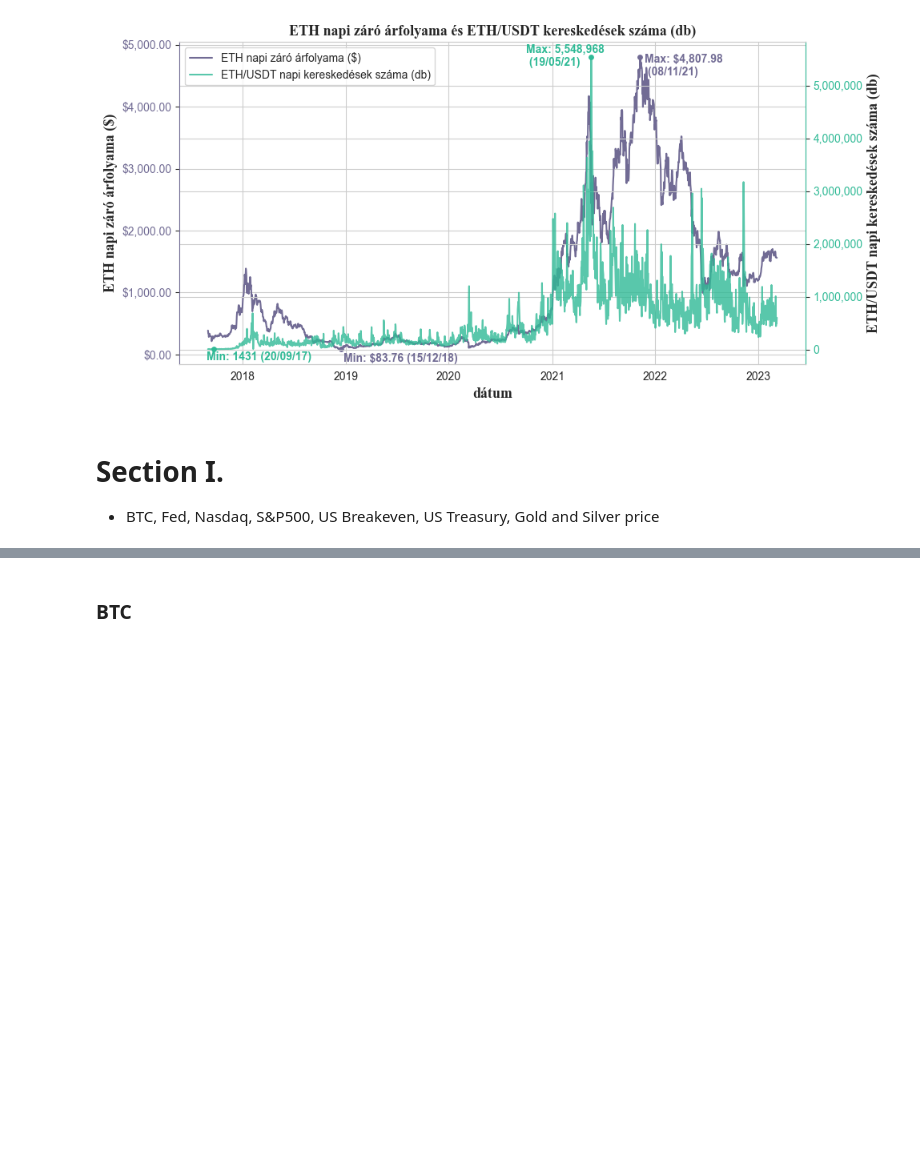
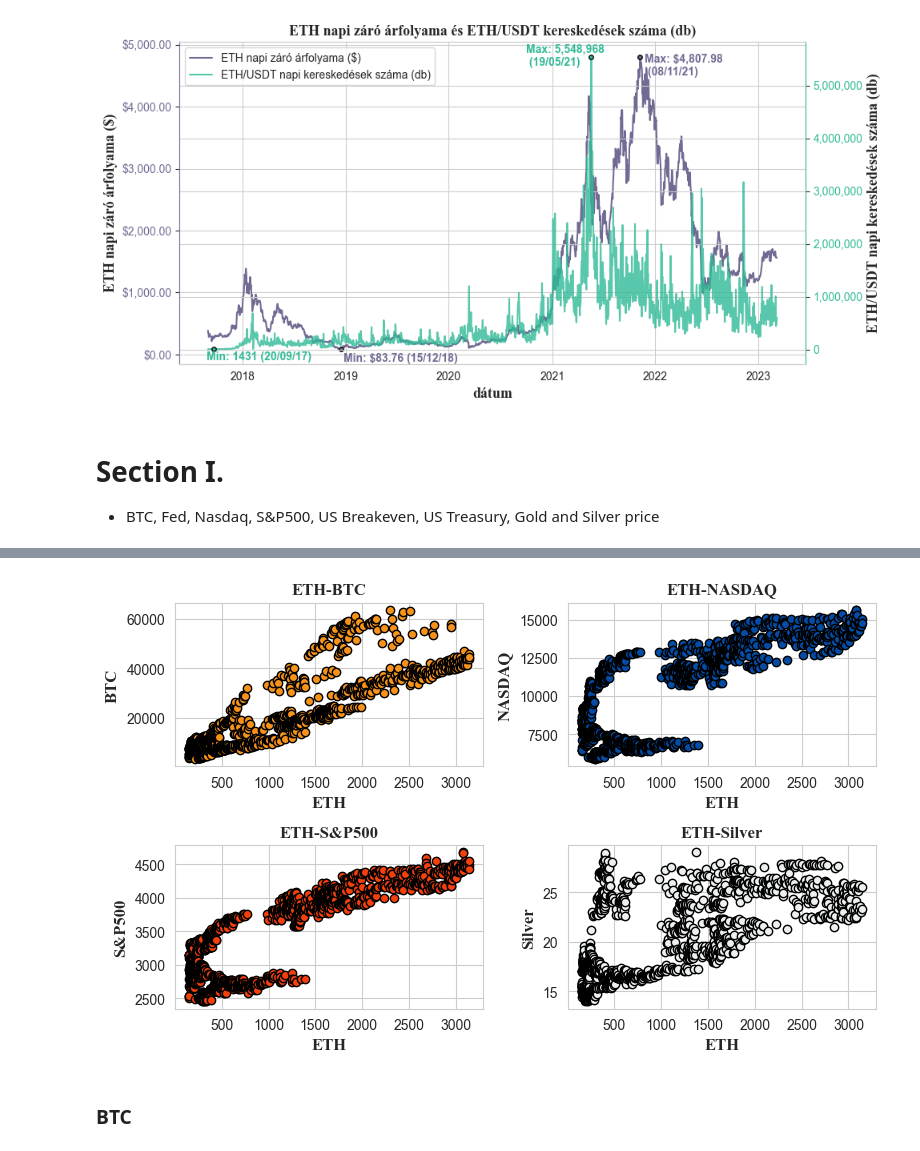
Before and after one commit to danieltar18/ethereum_analysis, a Jupyter notebook: statistics_of_training_dataset.ipynb, the cells around one changed output, grey strips where cells are left out. Cells and saved outputs as stored; diff of their text form; code cells hidden in the pictures; blank space fills up the shorter version.

```diff
--- a/statistics_of_training_dataset.ipynb
+++ b/statistics_of_training_dataset.ipynb
@@ -536,3 +548,45 @@ plt.show()
+# %%
+section1_corr = section1.copy()
+section1_corr.sort_values(by="eth_close", inplace=True)
+section1_corr.drop(index=section1_corr.index[:int(round(len(section1_corr) * 0.1, 0))], axis=0, inplace=True)
+section1_corr = section1_corr.iloc[:1-int(round(len(section1_corr) * 0.1, 0))] ### WITHOUT OUTLIERS 80% mid data
+# %%
+## Significant features - TREND ANALYSIS
+
+fig, ax = plt.subplots(nrows=2, ncols=2, figsize=(8,5))
+font = {'fontname':'Times New Roman', 'size': 12, 'weight' : 'bold'}
+
+##BTC-ETH
+ax[0, 0].scatter(section1_corr.eth_close, section1_corr.btc_close, color=color_btc,  edgecolors="black")
+ax[0, 0].set_title("ETH-BTC", **font)
+ax[0, 0].set_xlabel('ETH', **font)
+ax[0, 0].set_ylabel("BTC", **font)
+
+##ETH-Nasdaq
+ax[0, 1].scatter(section1_corr.eth_close, section1_corr.nasdaq_close, color=color_nasdaq,  edgecolors="black")
+ax[0, 1].set_title("ETH-NASDAQ", **font)
+ax[0, 1].set_xlabel('ETH', **font)
+ax[0, 1].set_ylabel("NASDAQ", **font)
+
+##ETH-S&P500
+ax[1, 0].scatter(section1_corr.eth_close,section1_corr.sp500_close, color=color8,  edgecolors="black")
+ax[1, 0].set_title("ETH-S&P500", **font)
+ax[1, 0].set_xlabel('ETH', **font)
+ax[1, 0].set_ylabel("S&P500", **font)
+
+##ETH-Silver
+ax[1, 1].scatter(section1_corr.eth_close, section1_corr.silver_value, color=color3, edgecolors="black")
+ax[1, 1].set_title("ETH-Silver", **font)
+ax[1, 1].set_xlabel('ETH', **font)
+ax[1, 1].set_ylabel("Silver", **font)
+
+
+
+plt.tight_layout()
+plt.savefig("charts/section1/eth_significants_corr.png")
+plt.show()
+# %% [output]
+[figure, added]
 # %% [markdown]
 ### BTC
 # %%
```
Also changed, not shown: parts of 19 cells of this notebook, 17 other files.
